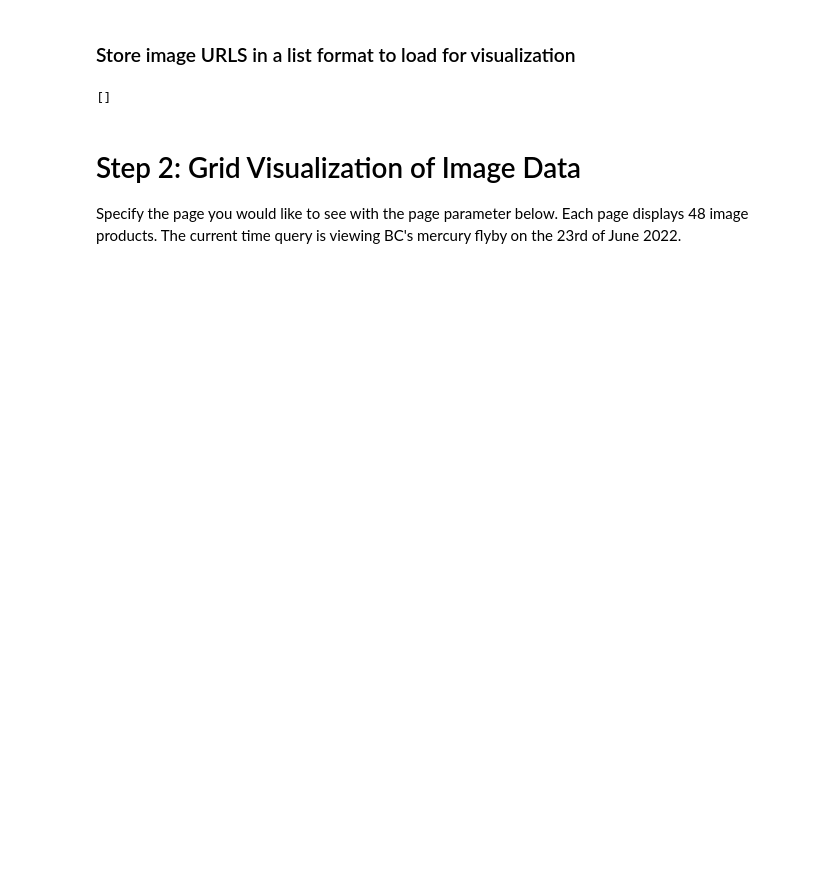
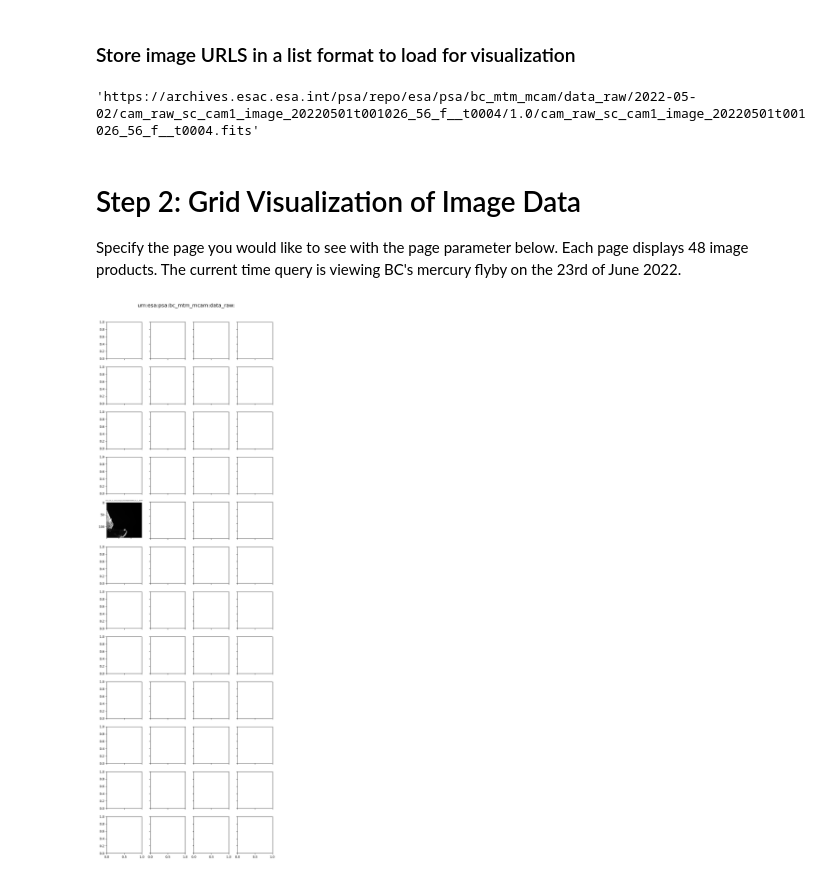
Before and after one commit to NASA-PDS/search-api-notebook, a Jupyter notebook: notebooks/geo/BepiColombo_FlybyVisualization.ipynb, the cells around one changed output. Drawn from its saved outputs; the diff is of its cells as text; code cells hidden in the pictures; blank space fills up the shorter version.

```diff
--- a/notebooks/geo/BepiColombo_FlybyVisualization.ipynb
+++ b/notebooks/geo/BepiColombo_FlybyVisualization.ipynb
@@ -24,38 +22,40 @@ KeyboardInterrupt:
 ### Store image URLS in a list format to load for visualization
 # %%
 urls = [prod['properties']['ops:Data_File_Info.ops:file_ref'][0] for prod in resp_data]
-urls
+urls[0]
 # %% [output]
-[]
+'https://archives.esac.esa.int/psa/repo/esa/psa/bc_mtm_mcam/data_raw/2022-05-02/cam_raw_sc_cam1_image_20220501t001026_56_f__t0004/1.0/cam_raw_sc_cam1_image_20220501t001026_56_f__t0004.fits'
 # %% [markdown]
 # Step 2: Grid Visualization of Image Data
 Specify the page you would like to see with the page parameter below. Each page displays 48 image products. The current time query is viewing BC's mercury flyby on the 23rd of June 2022.
 # %%
 #EDIT THIS VARIABLE TO CHANGE PAGES
 PAGE = 1
 #EDIT THIS VARIABLE TO CHANGE SUBSAMPLING
 SUBSAMPLING_RATE = 7 #Indicates how many pixels to skip when plotting
 
 fig, axs = plt.subplots(12,4 , figsize=(8, 24))
 NUM_COLUMNS = 4
 NUM_ROWS = 12
 size = NUM_COLUMNS*NUM_ROWS
 
 for i, image_path in enumerate(urls[size*(PAGE-1):size*PAGE]):
-    response = requests.get(image_path[0])
-    with fits.open(image_path[0]) as hdul:
+    response = requests.get(image_path)
+    with fits.open(image_path) as hdul:
         image_data = hdul[1].data
     row_col = divmod(16,4)
     axs[row_col[0], row_col[1]].imshow(image_data[0::SUBSAMPLING_RATE,0::SUBSAMPLING_RATE], cmap='gray')
     #Split the lid by ':' and select the last part of the lid for each image title
     axs[row_col[0], row_col[1]].set_title(resp_data[i]['properties']['lid'][0].split(':')[5], fontsize = 4)
     #Free up memory
     del image_data
 
 for ax in axs.flat:
     ax.label_outer()
 
 plt.suptitle('urn:esa:psa:bc_mtm_mcam:data_raw:', fontsize=16,y=1.01)
 
 plt.tight_layout()
 plt.show()
+# %% [output]
+[figure, added]
```
Also changed, not shown: parts of 1 cell of this notebook, 2 other files.
